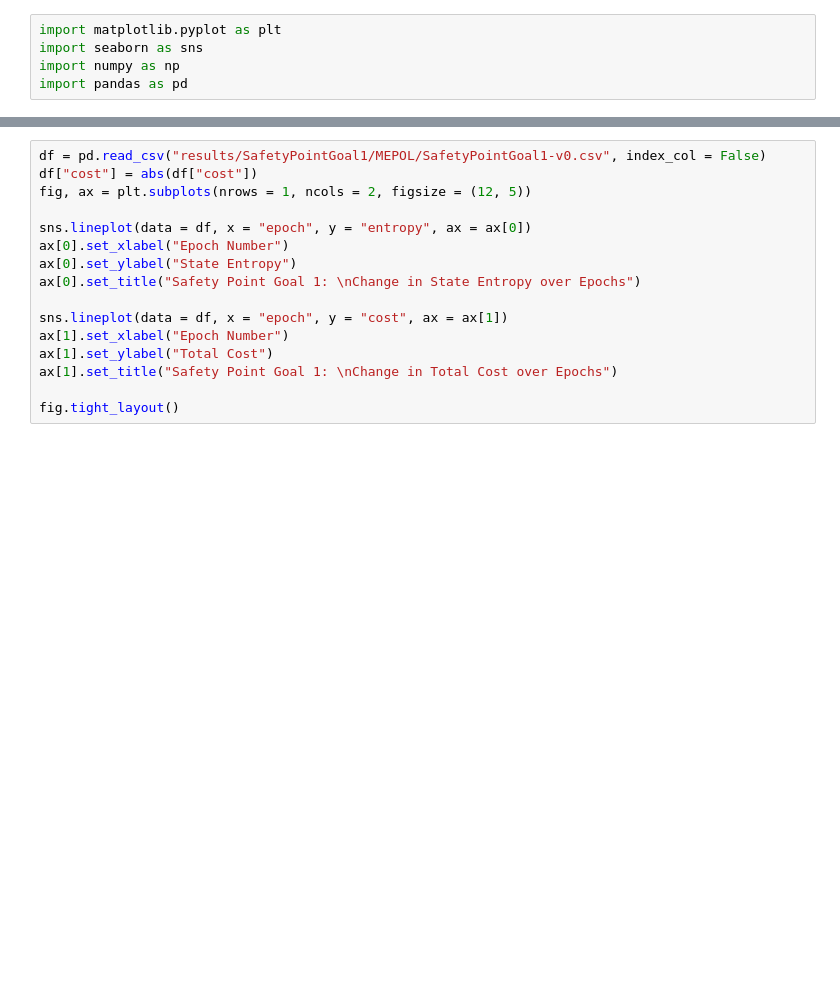
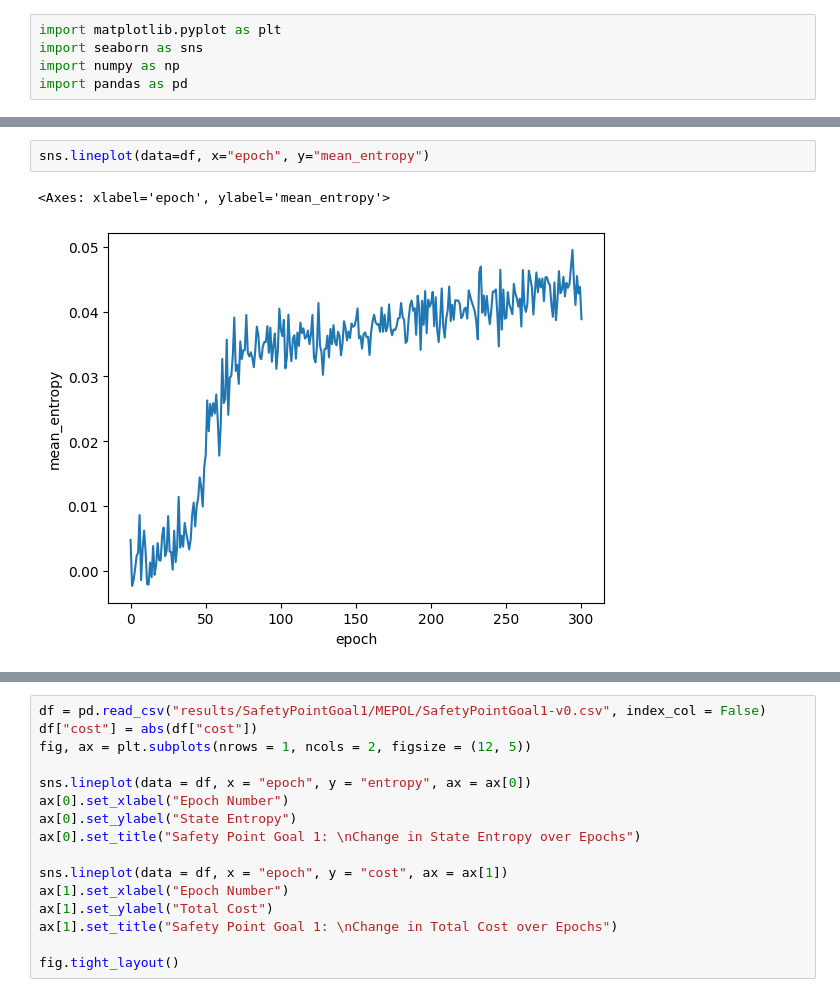
Before and after one commit to micobruh/safe-rl, a Jupyter notebook: visualization.ipynb, the cells around one changed output, grey strips where cells are left out. Saved outputs shown, nothing was run; the diff lists cells and outputs as text; blank space fills up the shorter version.

```diff
--- a/visualization.ipynb
+++ b/visualization.ipynb
@@ -23,0 +37,5 @@ fig.tight_layout()
+# %%
+sns.lineplot(data=df, x="epoch", y="mean_entropy")
+# %% [output]
+<Axes: xlabel='epoch', ylabel='mean_entropy'>
+[figure, added]
```
Also changed, not shown: parts of 3 cells of this notebook, 18 other files.
